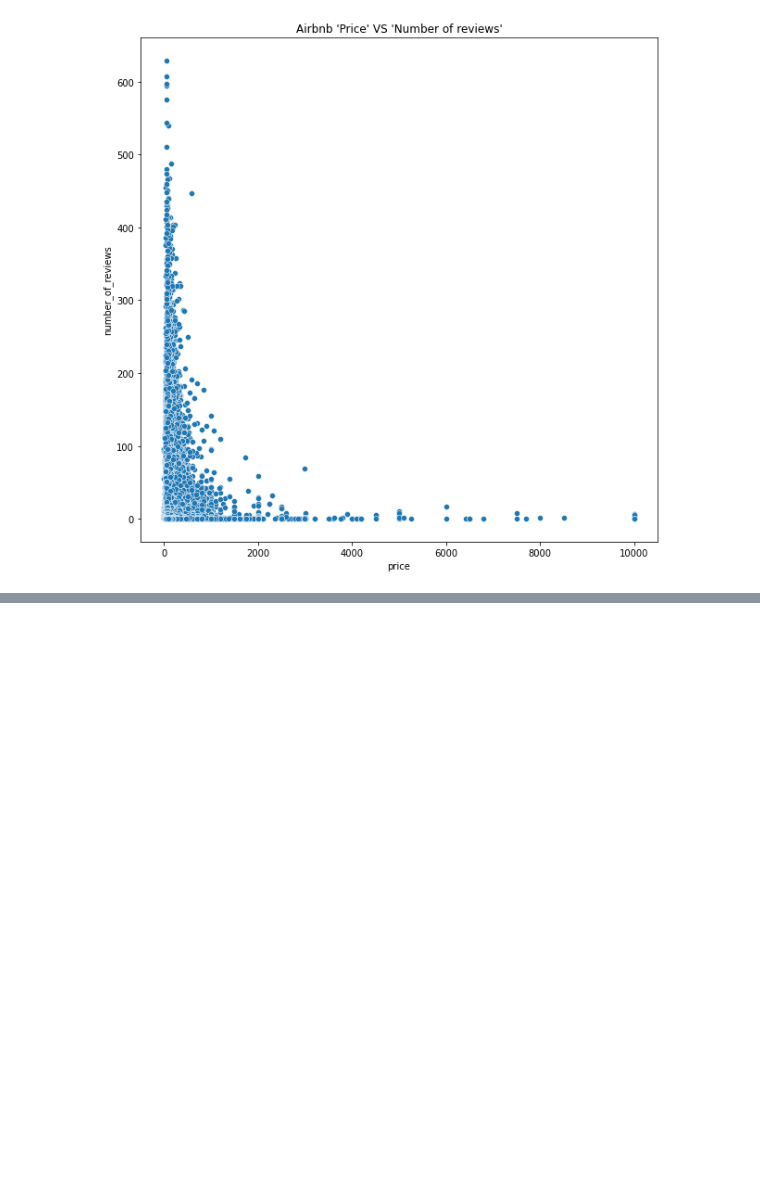
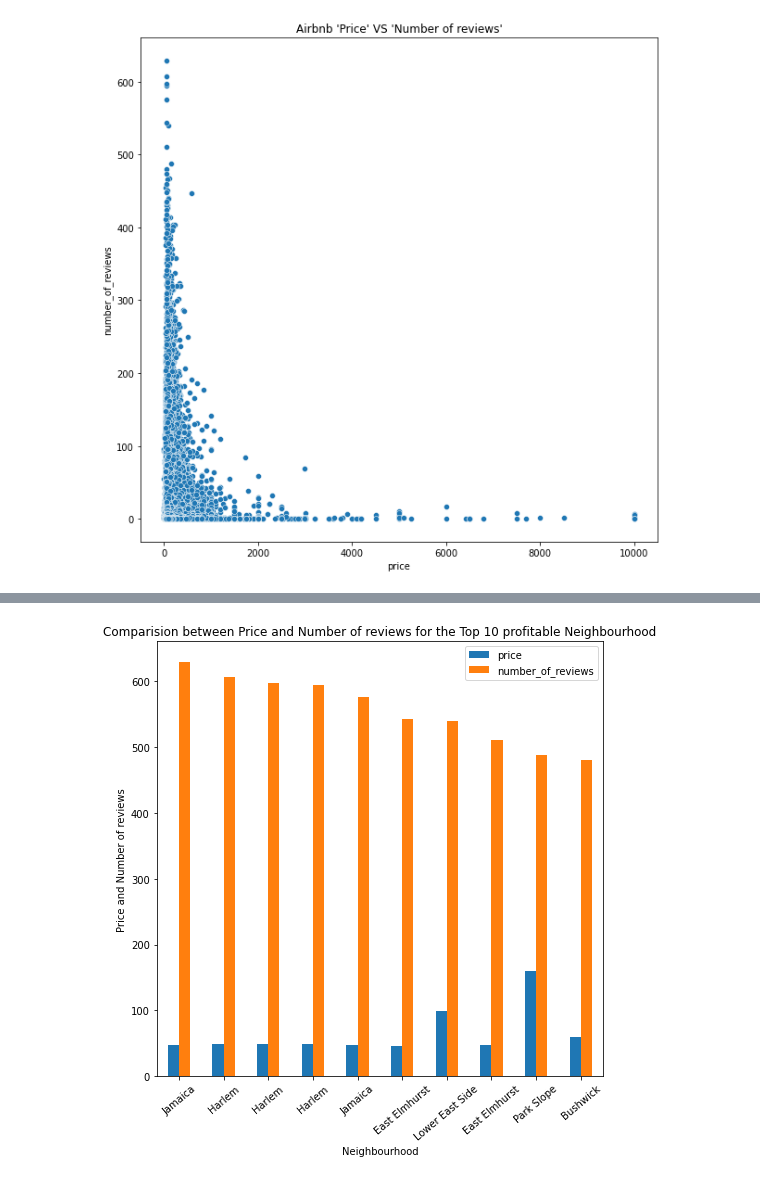
Before and after one commit to Mohamed-Harish-M-123/Capstone-Project-I, a Jupyter notebook: Airbnb_booking_analysis.ipynb, the cells around one changed output, grey strips where cells are left out. Saved outputs shown, nothing was run; the diff lists cells and outputs as text; code cells hidden in the pictures; blank space fills up the shorter version.

Commit message:
top5 profitable Neighbourhood analysis.

```diff
--- a/Airbnb_booking_analysis.ipynb
+++ b/Airbnb_booking_analysis.ipynb
@@ -410,0 +413,4 @@ plt.show()
+# %%
+price_sorted_hosts = airbnbCopy.sort_values(by='price'and 'number_of_reviews', ascending=False, )
+grouped_price_sorted_host = price_sorted_hosts[['host_id', 'neighbourhood', 'neighbourhood_group', 'price', 'availability_365', 'number_of_reviews']].head(10)
+grouped_price_sorted_host
@@ -410,0 +429,10 @@ plt.show()
+# %%
+#
+grouped_price_sorted_host.plot(x="neighbourhood", y=["price", "number_of_reviews"], kind="bar", figsize=(8,8))
+plt.title('Comparision between Price and Number of reviews for the Top 10 profitable Neighbourhood')
+plt.xlabel('Neighbourhood')
+plt.xticks(rotation=40)
+plt.ylabel('Price and Number of reviews')
+plt.show()
+# %% [output]
+[figure, added]
```
Also changed, not shown: parts of 2 cells of this notebook.
